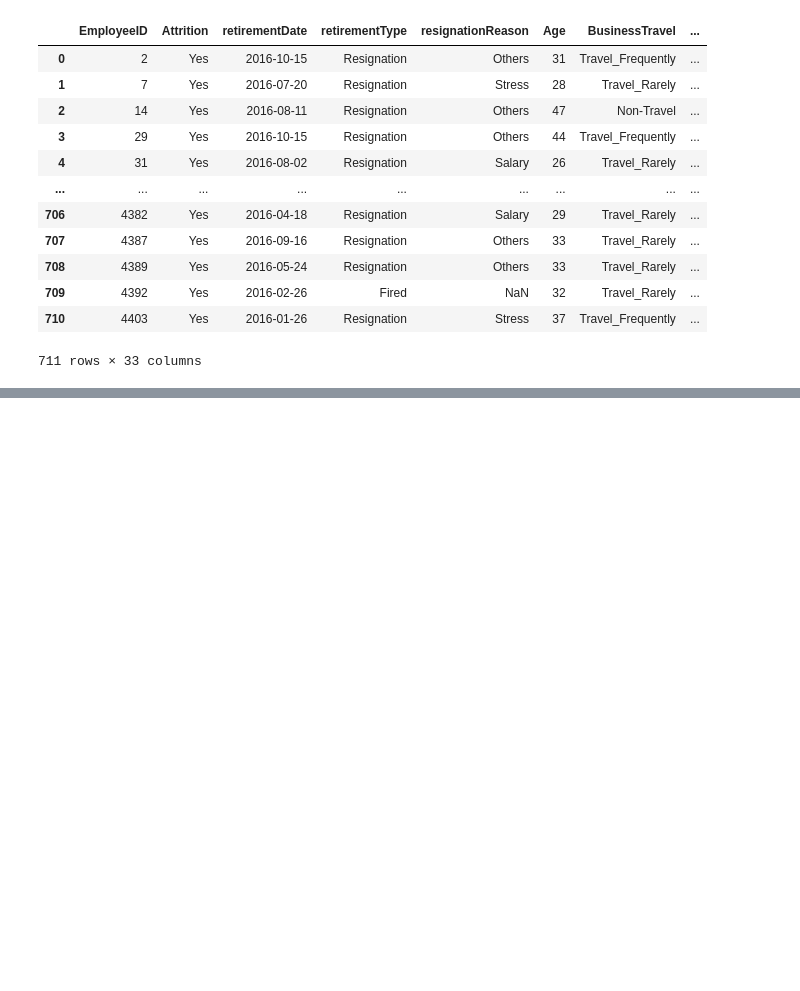
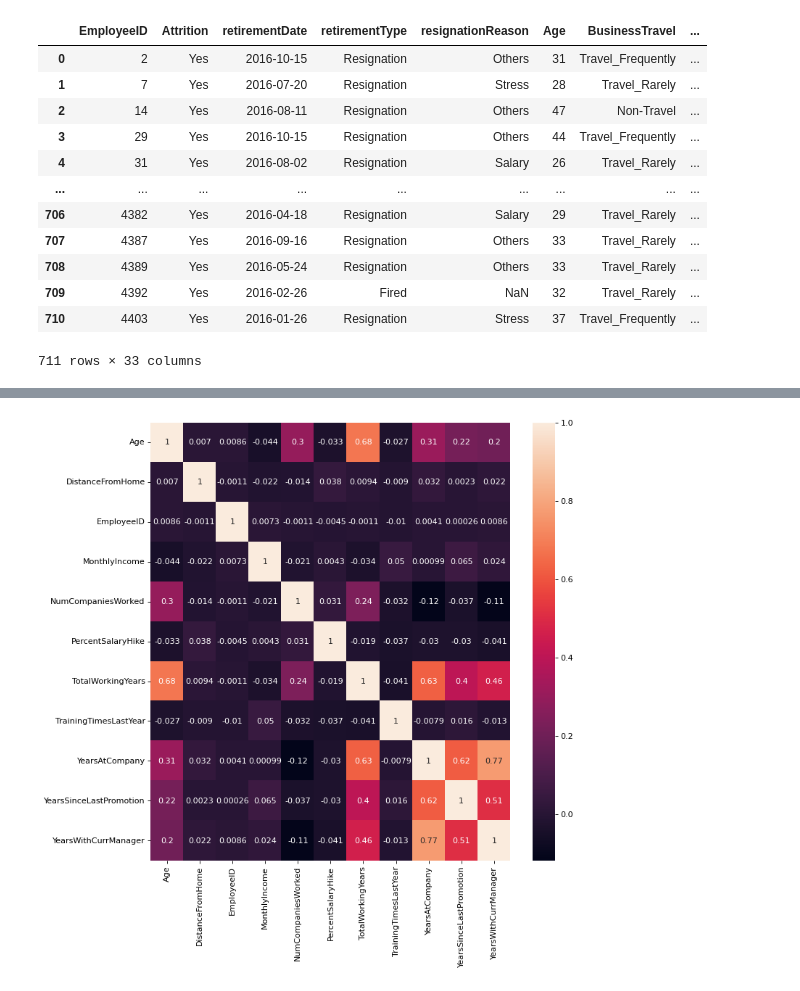
Before and after one commit to anaperez10/Analiticalll, a Jupyter notebook: RRHH.ipynb, the cells around one changed output, grey strips where cells are left out. Cells and saved outputs as stored; diff of their text form; code cells hidden in the pictures; blank space fills up the shorter version.

```diff
--- a/RRHH.ipynb
+++ b/RRHH.ipynb
@@ -314,3 +316,6 @@ df2.head(5)
 | 3 | 29 | Yes | 15/10/2016 | Resignation | Others | 44 | Travel_Frequently | ... |
 | 4 | 31 | Yes | 08/02/2016 | Resignation | Salary | 26 | Travel_Rarely | ... |
 5 rows × 31 columns
+# %%
+df1=df1.drop(['StandardHours','EmployeeCount'], axis=1)
+df1
@@ -424,0 +493,6 @@ fig.show()
+# %%
+# para interpretar mejor las correlaciones se pueden usar gráficos
+figure(figsize=(10, 10), dpi=80);
+sns.heatmap(df1.corr(), annot = True);
+# %% [output]
+[figure, added]
```
Also changed, not shown: parts of 8 cells of this notebook.
